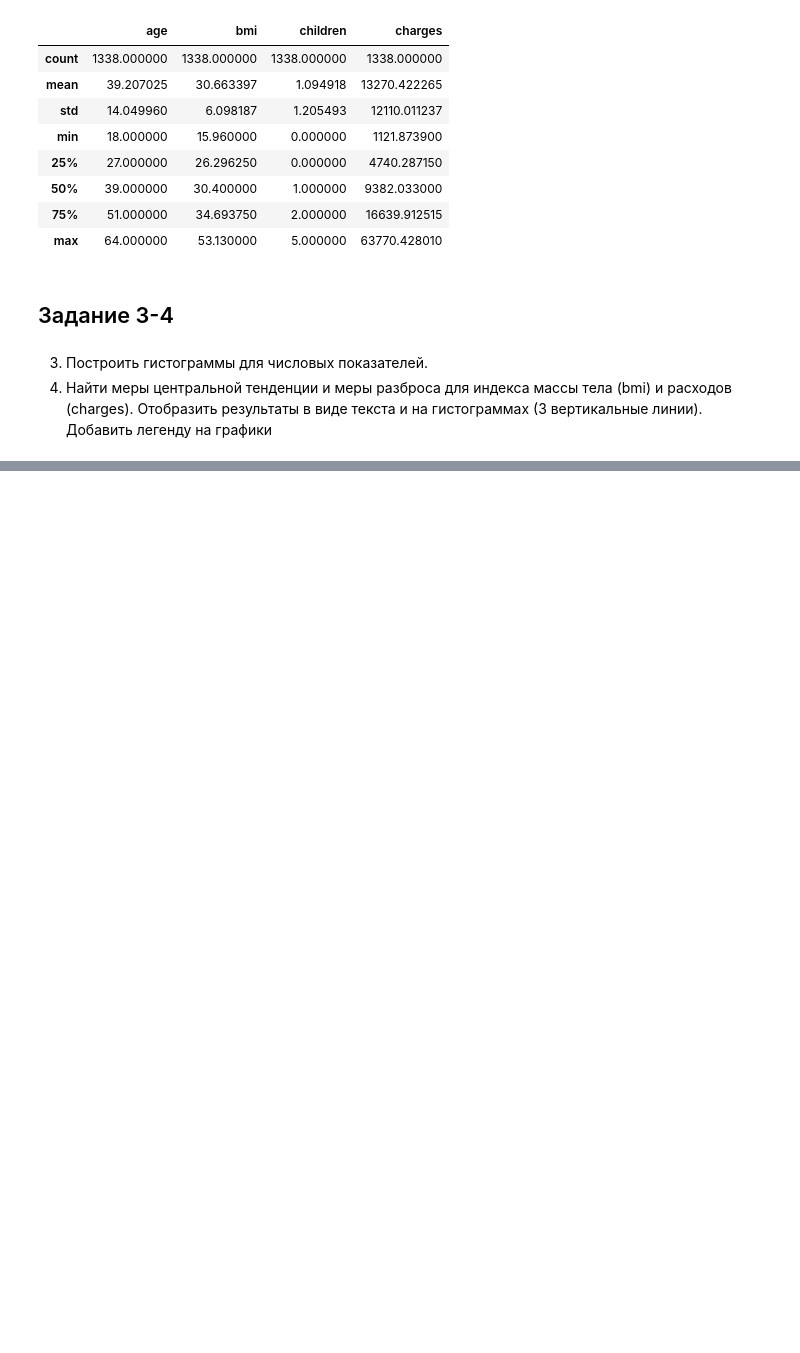
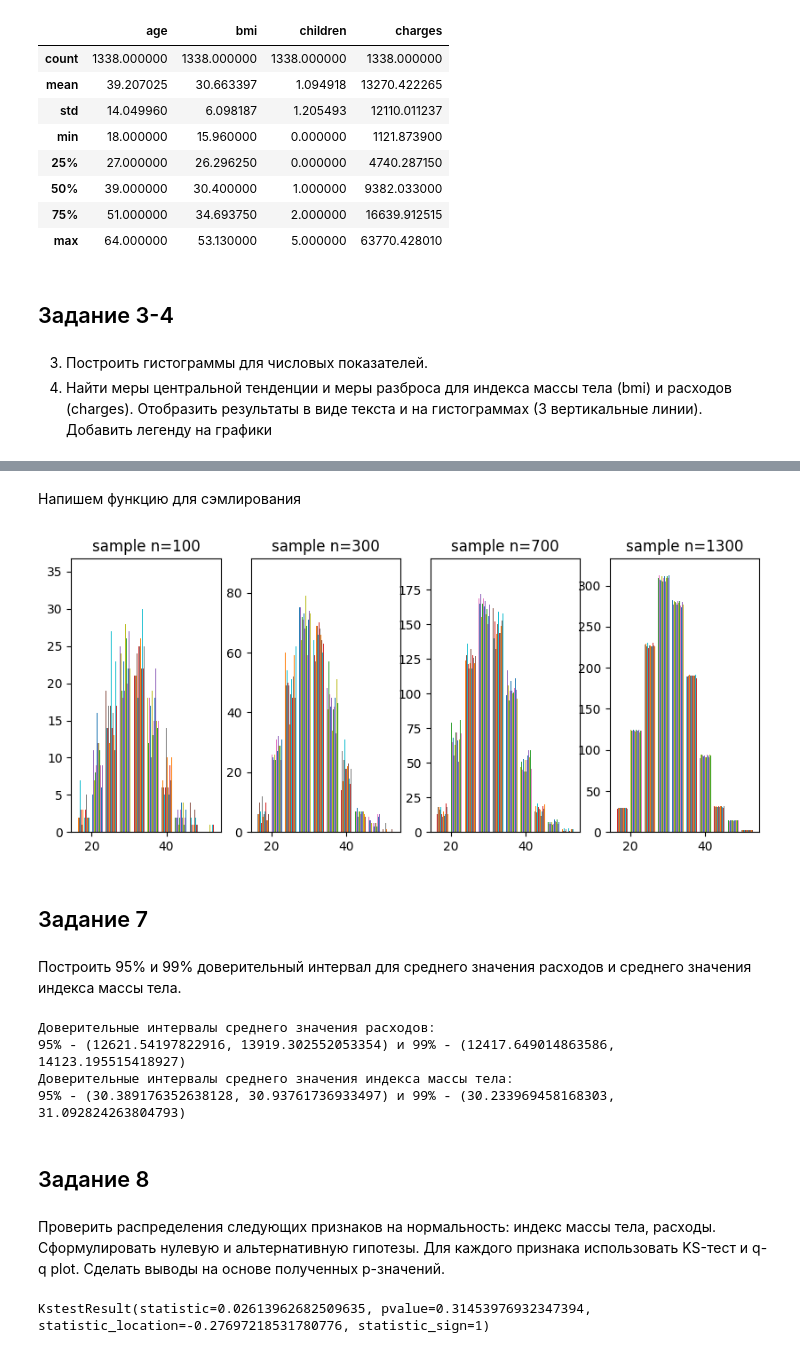
Before and after one commit to LIvanoff/Big-Data-analysis-technologies-and-tools, a Jupyter notebook: pr3.ipynb, the cells around one changed output, grey strips where cells are left out. Saved outputs shown, nothing was run; the diff lists cells and outputs as text; code cells hidden in the pictures; blank space fills up the shorter version.

```diff
--- a/pr3.ipynb
+++ b/pr3.ipynb
@@ -49,0 +87,65 @@ plt.show()
+# %% [markdown]
+Напишем функцию для сэмлирования
+# %%
+def make_sample(df, sample_size, sample_num: int=300):
+  sample_list = []
+  for key in range(sample_num):
+      sample_list.append(df.bmi.sample(n=sample_size, ignore_index=True))
+  return sample_list
+# %%
+sample100 = make_sample(insurance_df, 100)
+sample300 = make_sample(insurance_df, 300)
+sample700 = make_sample(insurance_df, 700)
+sample1300 = make_sample(insurance_df, 1300)
+
+fig, axs = plt.subplots(1, 4, figsize=(10, 4))
+axs[0].hist(sample100)
+axs[0].set_title('sample n=100')
+axs[1].hist(sample300)
+axs[1].set_title('sample n=300')
+axs[2].hist(sample700)
+axs[2].set_title('sample n=700')
+axs[3].hist(sample1300)
+axs[3].set_title('sample n=1300')
+
+plt.show()
+# %% [output]
+[figure, added]
+# %% [markdown]
+## Задание 7
+# %% [markdown]
+Построить 95% и 99% доверительный интервал для среднего значения
+расходов и среднего значения индекса массы тела.
+# %%
+interval_bmi_99 = sts.norm.interval(confidence=0.99,
+                 loc=np.mean(insurance_df.bmi),
+                 scale=sts.sem(insurance_df.bmi))
+interval_bmi_95 = sts.norm.interval(confidence=0.90,
+                 loc=np.mean(insurance_df.bmi),
+                 scale=sts.sem(insurance_df.bmi))
+interval_charges_99 = sts.norm.interval(confidence=0.99,
+                 loc=np.mean(insurance_df.charges),
+                 scale=sts.sem(insurance_df.charges))
+interval_charges_95 = sts.norm.interval(confidence=0.95,
+                 loc=np.mean(insurance_df.charges),
+                 scale=sts.sem(insurance_df.charges))
+print(f'Доверительные интервалы среднего значения расходов:\n95% - {interval_charges_95} и 99% - {interval_charges_99} \
+        \nДоверительные интервалы среднего значения индекса массы тела:\n95% - {interval_bmi_95} и 99% - {interval_bmi_99}' )
+# %% [output]
+Доверительные интервалы среднего значения расходов:
+95% - (12621.54197822916, 13919.302552053354) и 99% - (12417.649014863586, 14123.195515418927)
+Доверительные интервалы среднего значения индекса массы тела:
+95% - (30.389176352638128, 30.93761736933497) и 99% - (30.233969458168303, 31.092824263804793)
+# %% [markdown]
+## Задание 8
+# %% [markdown]
+Проверить распределения следующих признаков на нормальность: индекс
+массы тела, расходы. Сформулировать нулевую и альтернативную
+гипотезы. Для каждого признака использовать KS-тест и q-q plot. Сделать
+выводы на основе полученных p-значений.
+# %%
+bmi_std = sts.zscore(insurance_df.bmi)
+test_bmi = sts.kstest(bmi_std, 'norm')
+test_bmi
+# %% [output]
+KstestResult(statistic=0.02613962682509635, pvalue=0.31453976932347394, statistic_location=-0.27697218531780776, statistic_sign=1)
```
Also changed, not shown: parts of 49 cells of this notebook.
